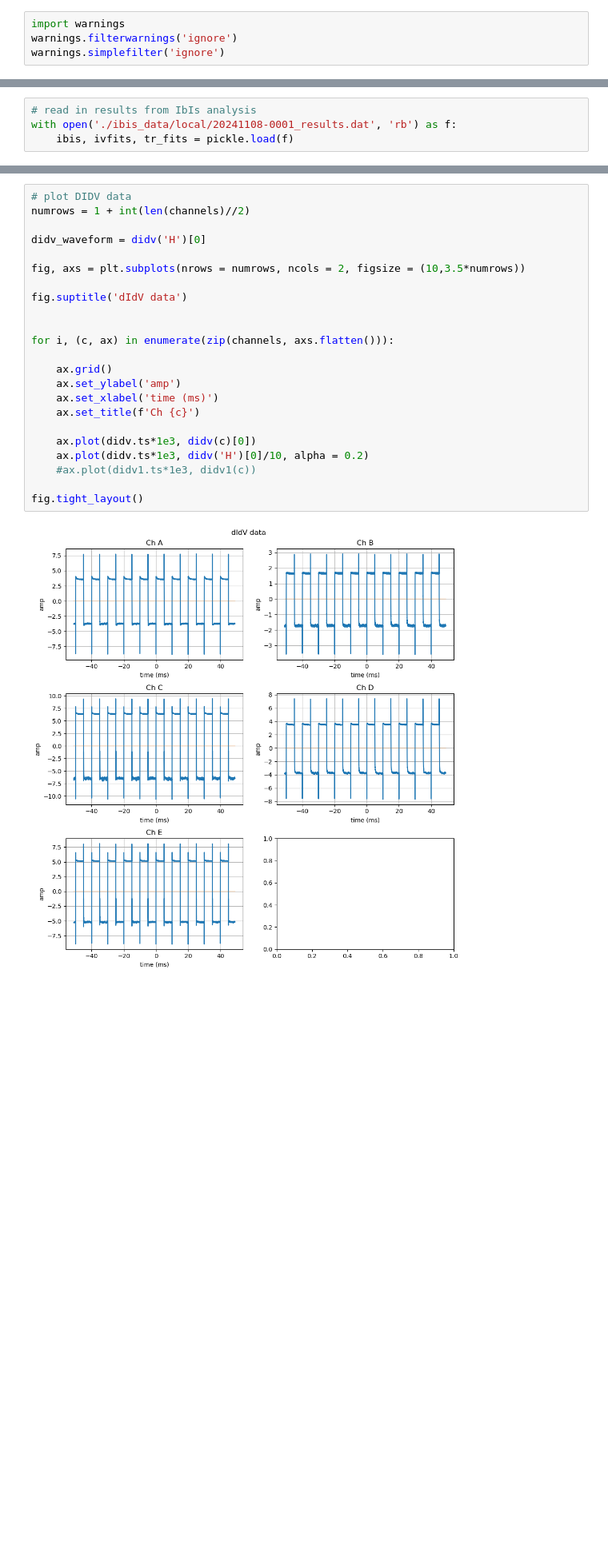
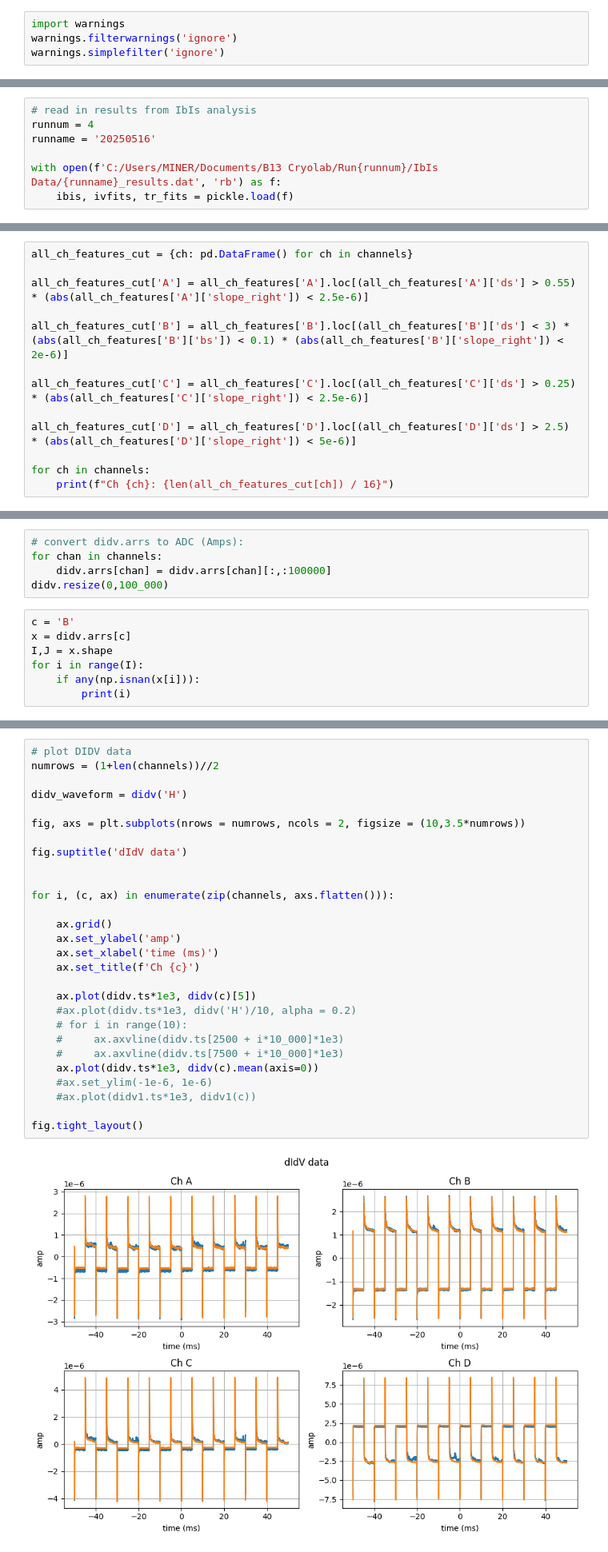
Before and after one commit to tamu-edu/tes_noise, a Jupyter notebook: dIdV.ipynb, the cells around one changed output, grey strips where cells are left out. Shown: that part at 80% size. Drawn from its saved outputs; the diff is of its cells as text; blank space fills up the shorter version.

```diff
--- a/dIdV.ipynb
+++ b/dIdV.ipynb
@@ -50,4 +52,7 @@ print(folder_base)
 # %%
 # read in results from IbIs analysis
-with open('./ibis_data/local/20241108-0001_results.dat', 'rb') as f:
+runnum = 4
+runname = '20250516'
+
+with open(f'C:/Users/MINER/Documents/B13 Cryolab/Run{runnum}/IbIs Data/{runname}_results.dat', 'rb') as f:
     ibis, ivfits, tr_fits = pickle.load(f)
@@ -63,0 +114,13 @@ Channels: ['A', 'B', 'C', 'D', 'E', 'H']
+# %%
+all_ch_features_cut = {ch: pd.DataFrame() for ch in channels}
+
+all_ch_features_cut['A'] = all_ch_features['A'].loc[(all_ch_features['A']['ds'] > 0.55) * (abs(all_ch_features['A']['slope_right']) < 2.5e-6)]
+
+all_ch_features_cut['B'] = all_ch_features['B'].loc[(all_ch_features['B']['ds'] < 3) * (abs(all_ch_features['B']['bs']) < 0.1) * (abs(all_ch_features['B']['slope_right']) < 2e-6)]
+
+all_ch_features_cut['C'] = all_ch_features['C'].loc[(all_ch_features['C']['ds'] > 0.25) * (abs(all_ch_features['C']['slope_right']) < 2.5e-6)]
+
+all_ch_features_cut['D'] = all_ch_features['D'].loc[(all_ch_features['D']['ds'] > 2.5) * (abs(all_ch_features['D']['slope_right']) < 5e-6)]
+
+for ch in channels:
+    print(f"Ch {ch}: {len(all_ch_features_cut[ch]) / 16}")
@@ -63,0 +190,12 @@ Channels: ['A', 'B', 'C', 'D', 'E', 'H']
+# %%
+# convert didv.arrs to ADC (Amps):
+for chan in channels:
+    didv.arrs[chan] = didv.arrs[chan][:,:100000]
+didv.resize(0,100_000)
+# %%
+c = 'B'
+x = didv.arrs[c]
+I,J = x.shape
+for i in range(I):
+    if any(np.isnan(x[i])):
+        print(i)
@@ -70,25 +216,30 @@ array([ 45.07022784, 395.98952668,  42.9394233 ,  45.10590655,
 # %%
 # plot DIDV data
-numrows = 1 + int(len(channels)//2)
+numrows = (1+len(channels))//2
 
-didv_waveform = didv('H')[0]
+didv_waveform = didv('H')
 
 fig, axs = plt.subplots(nrows = numrows, ncols = 2, figsize = (10,3.5*numrows))
 
 fig.suptitle('dIdV data')
 
 
 for i, (c, ax) in enumerate(zip(channels, axs.flatten())):
 
     ax.grid()
     ax.set_ylabel('amp')
     ax.set_xlabel('time (ms)')
     ax.set_title(f'Ch {c}')
 
-    ax.plot(didv.ts*1e3, didv(c)[0])
-    ax.plot(didv.ts*1e3, didv('H')[0]/10, alpha = 0.2)
+    ax.plot(didv.ts*1e3, didv(c)[5])
+    #ax.plot(didv.ts*1e3, didv('H')/10, alpha = 0.2)
+    # for i in range(10):
+    #     ax.axvline(didv.ts[2500 + i*10_000]*1e3)
+    #     ax.axvline(didv.ts[7500 + i*10_000]*1e3)
+    ax.plot(didv.ts*1e3, didv(c).mean(axis=0))
+    #ax.set_ylim(-1e-6, 1e-6)
     #ax.plot(didv1.ts*1e3, didv1(c))
 
 fig.tight_layout()
 # %% [output]
-[figure, old version]
+[figure, new version]
```
Also changed, not shown: parts of 43 cells of this notebook, 2 other files.
